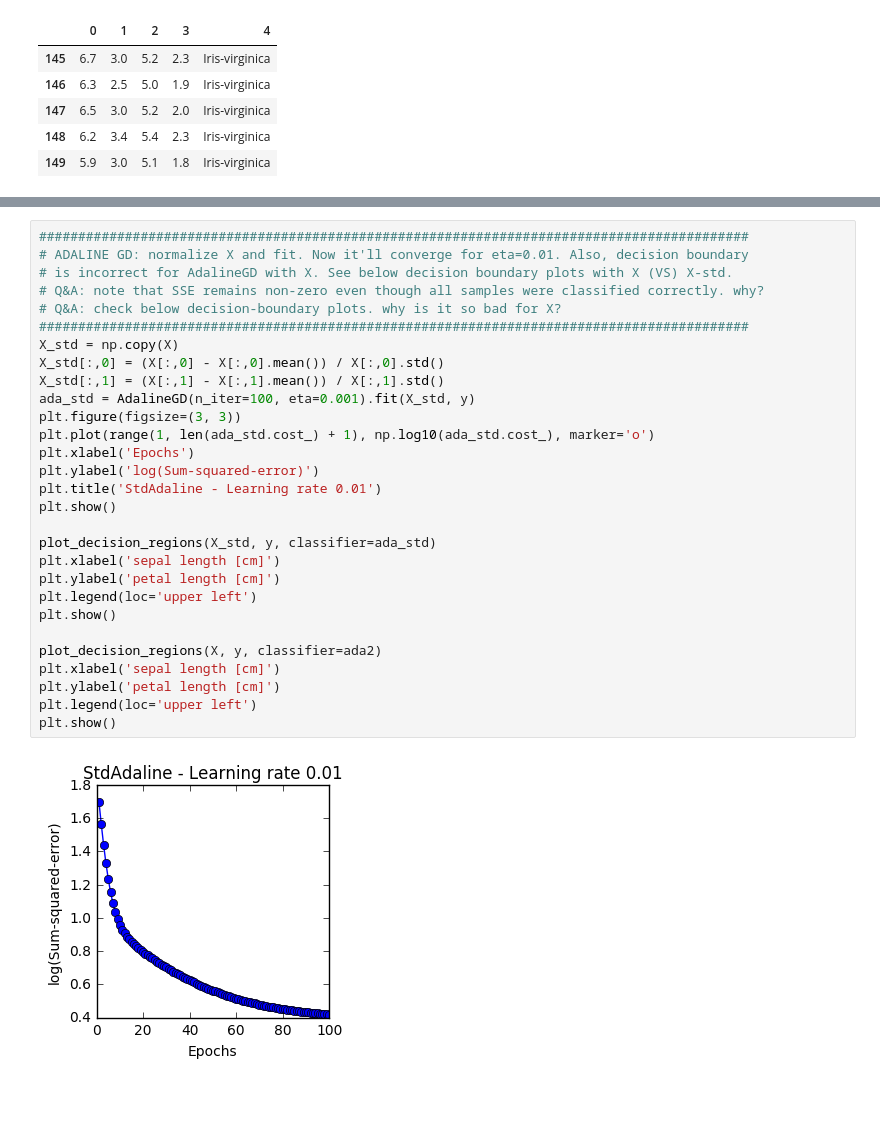
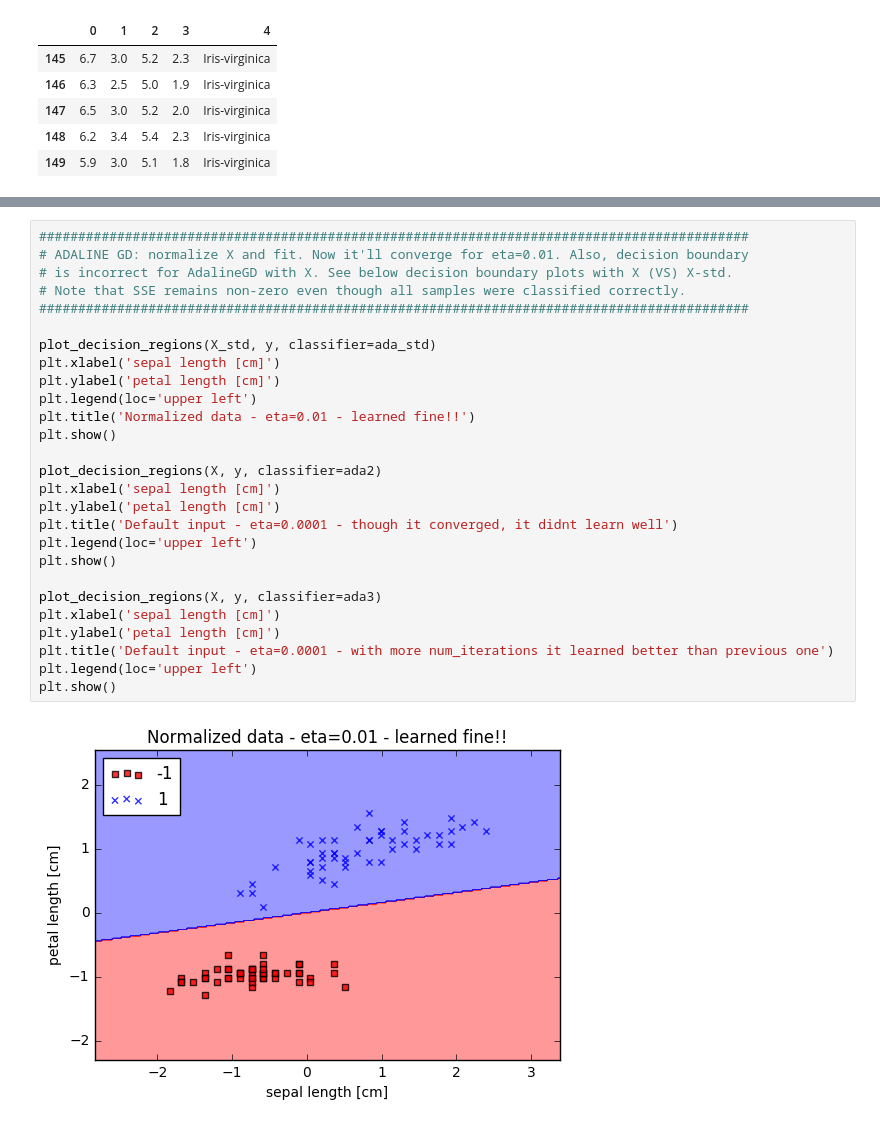
Before and after one commit to spoddutur/ml-notes, a Jupyter notebook: ch2.ipynb, the cells around one changed output, grey strips where cells are left out. Saved outputs shown, nothing was run; the diff lists cells and outputs as text; blank space fills up the shorter version.

```diff
--- a/ch2.ipynb
+++ b/ch2.ipynb
@@ -99,31 +129,29 @@ plt.show()
 # %%
 ###########################################################################################
 # ADALINE GD: normalize X and fit. Now it'll converge for eta=0.01. Also, decision boundary
 # is incorrect for AdalineGD with X. See below decision boundary plots with X (VS) X-std.
-# Q&A: note that SSE remains non-zero even though all samples were classified correctly. why?
-# Q&A: check below decision-boundary plots. why is it so bad for X?
+# Note that SSE remains non-zero even though all samples were classified correctly.
 ###########################################################################################
-X_std = np.copy(X)
-X_std[:,0] = (X[:,0] - X[:,0].mean()) / X[:,0].std()
-X_std[:,1] = (X[:,1] - X[:,1].mean()) / X[:,1].std()
-ada_std = AdalineGD(n_iter=100, eta=0.001).fit(X_std, y)
-plt.figure(figsize=(3, 3))
-plt.plot(range(1, len(ada_std.cost_) + 1), np.log10(ada_std.cost_), marker='o')
-plt.xlabel('Epochs')
-plt.ylabel('log(Sum-squared-error)')
-plt.title('StdAdaline - Learning rate 0.01')
-plt.show()
 
 plot_decision_regions(X_std, y, classifier=ada_std)
 plt.xlabel('sepal length [cm]')
 plt.ylabel('petal length [cm]')
 plt.legend(loc='upper left')
+plt.title('Normalized data - eta=0.01 - learned fine!!')
 plt.show()
 
 plot_decision_regions(X, y, classifier=ada2)
 plt.xlabel('sepal length [cm]')
 plt.ylabel('petal length [cm]')
+plt.title('Default input - eta=0.0001 - though it converged, it didnt learn well')
 plt.legend(loc='upper left')
 plt.show()
+
+plot_decision_regions(X, y, classifier=ada3)
+plt.xlabel('sepal length [cm]')
+plt.ylabel('petal length [cm]')
+plt.title('Default input - eta=0.0001 - with more num_iterations it learned better than previous one')
+plt.legend(loc='upper left')
+plt.show()
 # %% [output]
-[figure, old version]
+[figure, new version]
```
Also changed, not shown: parts of 10 cells of this notebook.
